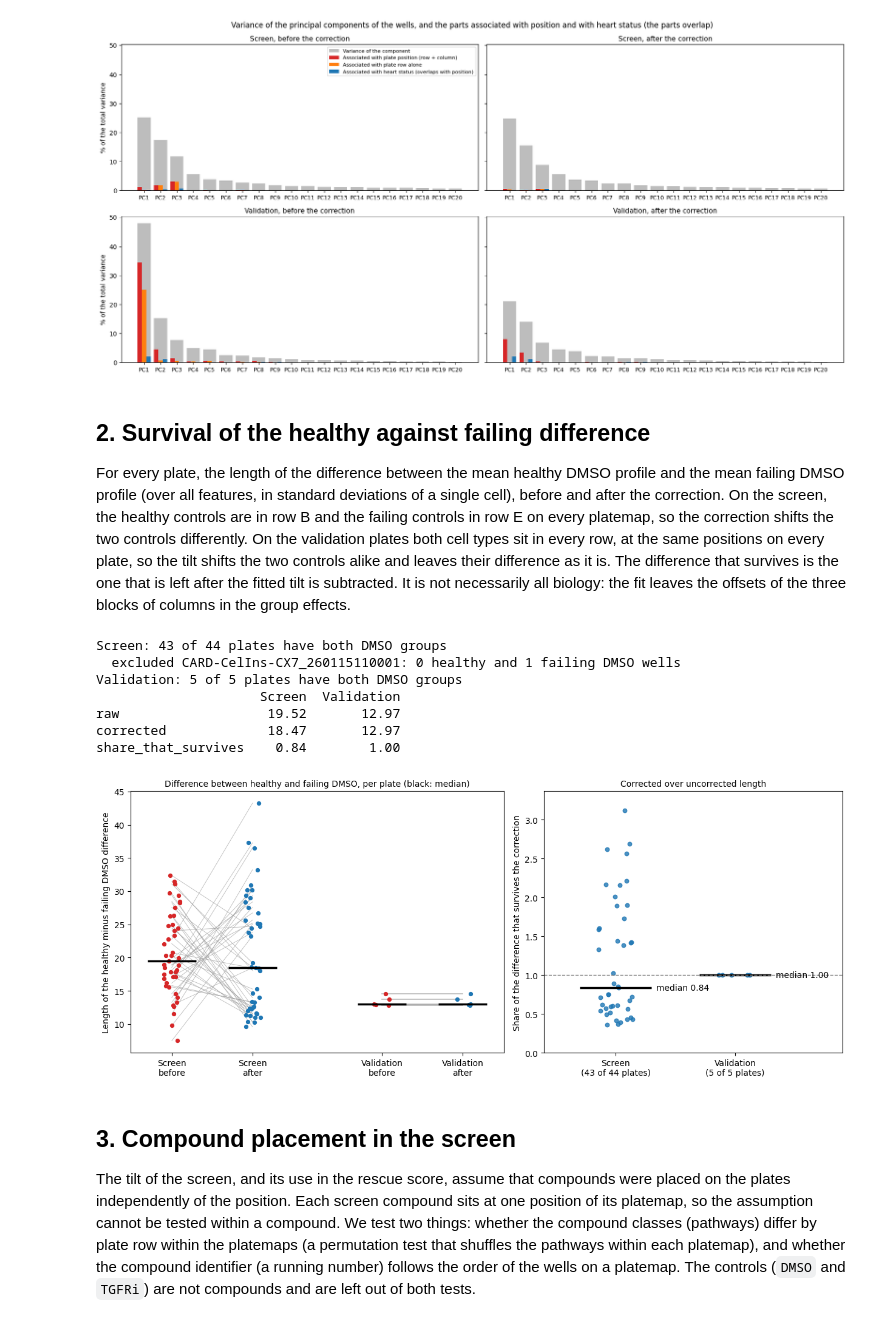
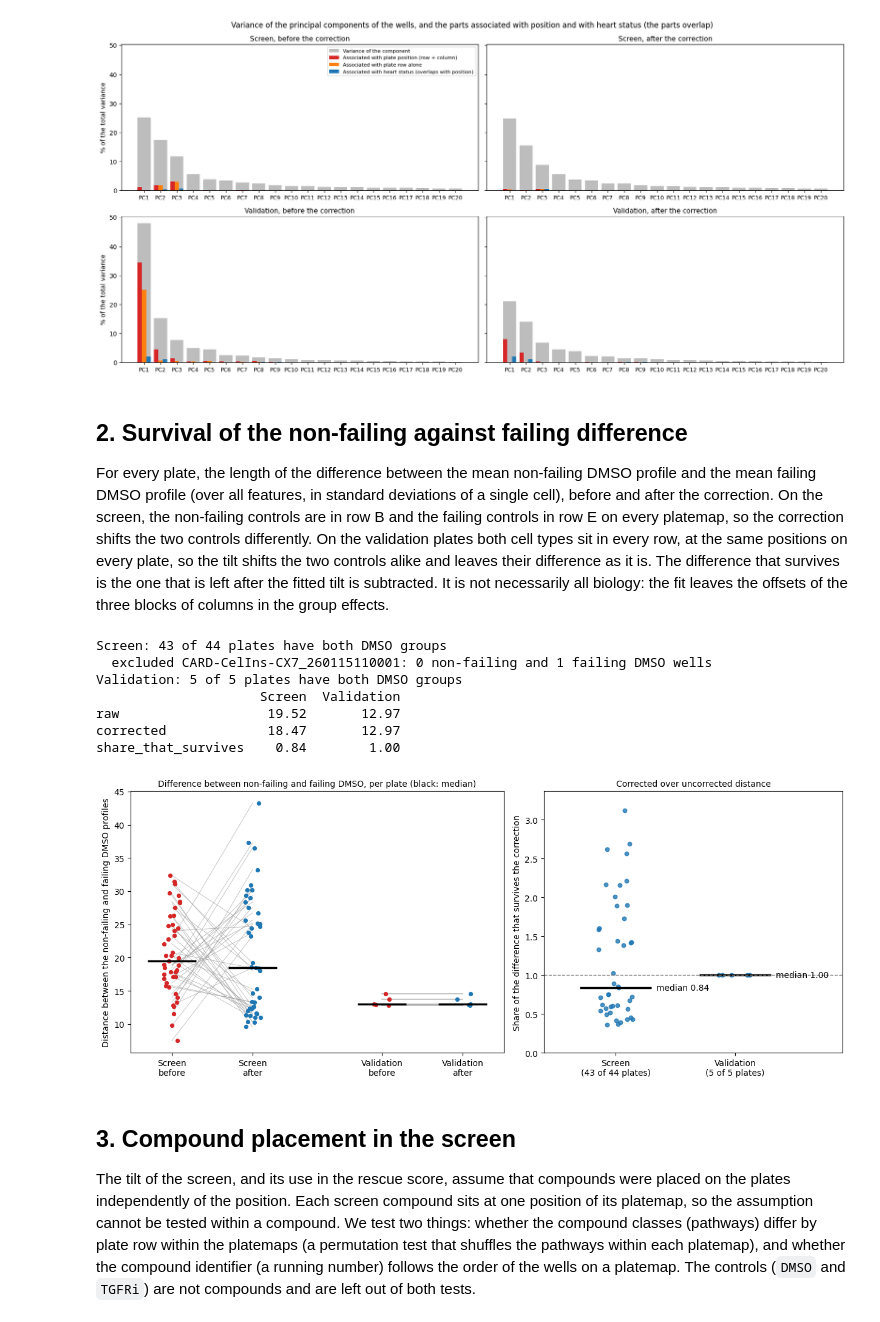
Before and after one commit to WayScience/cardiac_fibrosis_rescue_screen_profiling, a Jupyter notebook: 5.validation_plate_profiling/2.preprocessing_features/4a.position_correction/6.compare_position_effects_in_validation_to_screen.ipynb, the cells around one changed output. Cells and saved outputs as stored; diff of their text form; code cells hidden in the pictures.

```diff
--- a/5.validation_plate_profiling/2.preprocessing_features/4a.position_correction/6.compare_position_effects_in_validation_to_screen.ipynb
+++ b/5.validation_plate_profiling/2.preprocessing_features/4a.position_correction/6.compare_position_effects_in_validation_to_screen.ipynb
@@ -51,17 +51,17 @@ min_cells = 50  # minimum cells for a well to be used (as in the screen)
 n_components = 20  # principal components to show
 seed = 0
 
-# the two data sets, with the label of the healthy cells in each
+# the two data sets, with the label of the non-failing cells in each
 datasets = {
     "Screen": {
         "medians": pd.read_parquet(screen_dir / "well_medians.parquet"),
         "fit": pcu.load_fit(screen_dir / "position_correction_fit.npz"),
-        "healthy": "healthy",
+        "nonfailing": "healthy",
     },
     "Validation": {
         "medians": pd.read_parquet("well_medians.parquet"),
         "fit": pcu.load_fit("position_correction_fit.npz"),
-        "healthy": vpu.HEALTHY_CELL_TYPE,
+        "nonfailing": vpu.NONFAILING_CELL_TYPE,
     },
 }
 colors = {"position": "#d62728", "status": "#1f77b4", "total": "#bdbdbd"}
@@ -95,7 +95,7 @@ The position variation that the correction leaves in wells of a plate that it ne
 # the principal components of the screen are fit on all of its wells, as in its own analysis; the validation plates have 300 wells with at least 50 cells
 partitions = {
     name: pce.partition_variance(
-        data["all_wells"] if name == "Screen" else data["medians"], data["fit"], data["healthy"], n_components, seed
+        data["all_wells"] if name == "Screen" else data["medians"], data["fit"], data["nonfailing"], n_components, seed
     )
     for name, data in datasets.items()
 }
@@ -143,27 +143,27 @@ plt.show()
 # %% [output]
 [figure]
 # %% [markdown]
-## 2. Survival of the healthy against failing difference
+## 2. Survival of the non-failing against failing difference
 
-For every plate, the length of the difference between the mean healthy DMSO profile and the mean failing DMSO profile (over all features, in standard deviations of a single cell), before and after the correction.
-On the screen, the healthy controls are in row B and the failing controls in row E on every platemap, so the correction shifts the two controls differently.
+For every plate, the length of the difference between the mean non-failing DMSO profile and the mean failing DMSO profile (over all features, in standard deviations of a single cell), before and after the correction.
+On the screen, the non-failing controls are in row B and the failing controls in row E on every platemap, so the correction shifts the two controls differently.
 On the validation plates both cell types sit in every row, at the same positions on every plate, so the tilt shifts the two controls alike and leaves their difference as it is.
 The difference that survives is the one that is left after the fitted tilt is subtracted. It is not necessarily all biology: the fit leaves the offsets of the three blocks of columns in the group effects.
 # %%
 survival = {
-    name: pce.healthy_failing_difference(data["medians"], data["fit"], data["healthy"])
+    name: pce.nonfailing_failing_difference(data["medians"], data["fit"], data["nonfailing"])
     for name, data in datasets.items()
 }
-# a plate that has no healthy or no failing DMSO well with enough cells has no difference
+# a plate that has no non-failing or no failing DMSO well with enough cells has no difference
 for name, table in survival.items():
     excluded = table[table["raw"].isna()]
     print(f"{name}: {len(table) - len(excluded)} of {len(table)} plates have both DMSO groups")
     for row in excluded.itertuples():
-        print(f"  excluded {row.plate}: {row.n_healthy_dmso_wells} healthy and {row.n_failing_dmso_wells} failing DMSO wells")
+        print(f"  excluded {row.plate}: {row.n_nonfailing_dmso_wells} non-failing and {row.n_failing_dmso_wells} failing DMSO wells")
 print(pd.DataFrame({name: table[["raw", "corrected", "share_that_survives"]].median() for name, table in survival.items()}).round(2).to_string())
 # %% [output]
 Screen: 43 of 44 plates have both DMSO groups
-  excluded CARD-CelIns-CX7_260115110001: 0 healthy and 1 failing DMSO wells
+  excluded CARD-CelIns-CX7_260115110001: 0 non-failing and 1 failing DMSO wells
 Validation: 5 of 5 plates have both DMSO groups
                      Screen  Validation
 raw                   19.52       12.97
@@ -172,38 +172,38 @@ share_that_survives    0.84        1.00
 # %%
 fig, axes = plt.subplots(1, 2, figsize=(12.5, 5.2), gridspec_kw={"width_ratios": [1.25, 1]})
 ax = axes[0]
 rng = np.random.default_rng(seed)
 positions = {"Screen": (0, 1), "Validation": (2.6, 3.6)}
 for name, table in survival.items():
     left, right = positions[name]
     for _, plate in table.iterrows():
         ax.plot([left, right], [plate["raw"], plate["corrected"]], color="#9e9e9e", lw=0.6 if name == "Screen" else 1.2, alpha=0.7)
     ax.scatter(np.full(len(table), left) + rng.uniform(-0.1, 0.1, len(table)), table["raw"], s=18, color=colors["position"], zorder=3)
     ax.scatter(np.full(len(table), right) + rng.uniform(-0.1, 0.1, len(table)), table["corrected"], s=18, color=colors["status"], zorder=3)
     ax.hlines([table["raw"].median(), table["corrected"].median()], [left - 0.3, right - 0.3], [left + 0.3, right + 0.3], color="black", lw=2.5, zorder=4)
 ax.set_xticks([0, 1, 2.6, 3.6])
 ax.set_xticklabels(["Screen\nbefore", "Screen\nafter", "Validation\nbefore", "Validation\nafter"])
-ax.set_ylabel("Length of the healthy minus failing DMSO difference")
-ax.set_title("Difference between healthy and failing DMSO, per plate (black: median)", fontsize=10)
+ax.set_ylabel("Distance between the non-failing and failing DMSO profiles")
+ax.set_title("Difference between non-failing and failing DMSO, per plate (black: median)", fontsize=10)
 ax = axes[1]
 for k, (name, table) in enumerate(survival.items()):
     ax.scatter(np.full(len(table), k) + rng.uniform(-0.15, 0.15, len(table)), table["share_that_survives"], s=22, color=colors["status"], alpha=0.8)
     median = table["share_that_survives"].median()
     ax.hlines(median, k - 0.3, k + 0.3, color="black", lw=2.5)
     ax.text(k + 0.34, median, f"median {median:.2f}", va="center", fontsize=10)
 ax.axhline(1, color="grey", ls="--", lw=1)
 ax.set_xlim(-0.6, 1.9)
 top = max(1.15, 1.08 * max(table["share_that_survives"].max() for table in survival.values()))
 ax.set_ylim(0, top)
 ax.set_xticks([0, 1])
 ax.set_xticklabels([f"{name}\n({table['raw'].notna().sum()} of {len(table)} plates)" for name, table in survival.items()])
 ax.set_ylabel("Share of the difference that survives the correction")
-ax.set_title("Corrected over uncorrected length", fontsize=10)
+ax.set_title("Corrected over uncorrected distance", fontsize=10)
 fig.tight_layout()
-fig.savefig(figure_dir / "healthy_failing_survival.png", dpi=150, bbox_inches="tight")
+fig.savefig(figure_dir / "nonfailing_failing_survival.png", dpi=150, bbox_inches="tight")
 plt.show()
 # %% [output]
-[figure, old version]
+[figure, new version]
 # %% [markdown]
 ## 3. Compound placement in the screen
 
```
Also changed, not shown: parts of 2 cells of this notebook, 22 other files.
